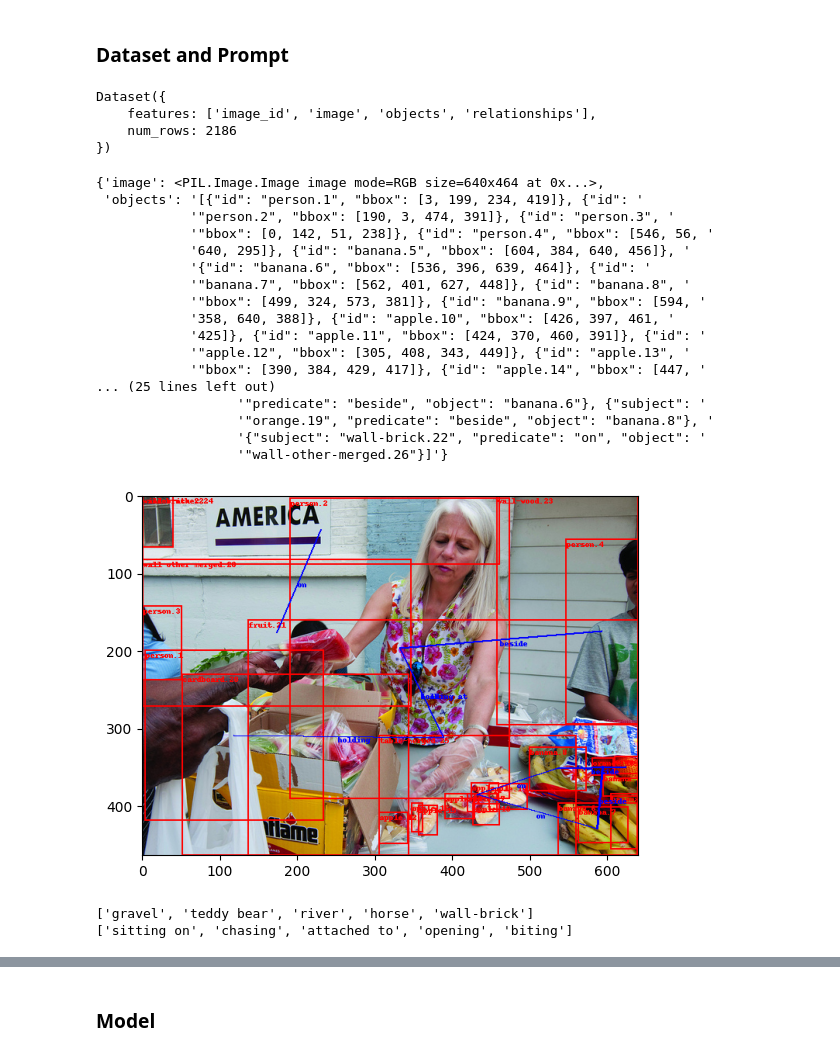
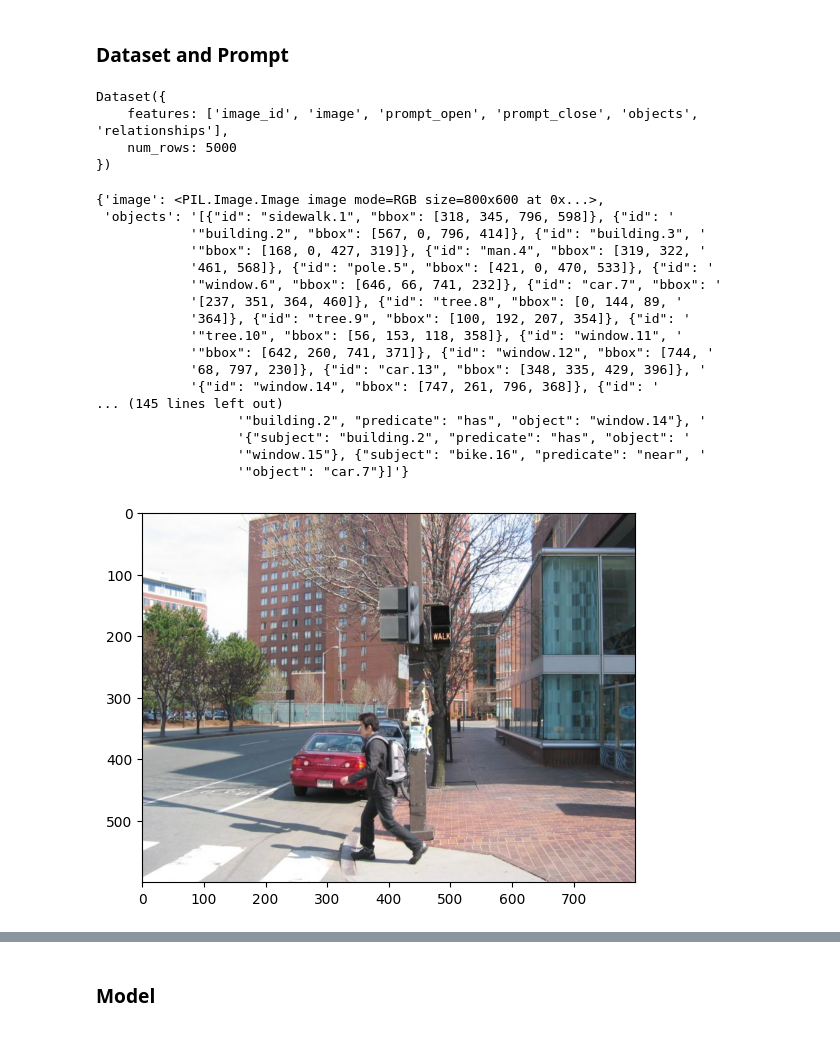
Before and after one commit to shadmankabir27/LLMGraphGenRL_GRPO, a Jupyter notebook: SceneGraphs/MLLM_Eval.ipynb, the cells around one changed output, grey strips where cells are left out. Drawn from its saved outputs; the diff is of its cells as text; code cells hidden in the pictures.

```diff
--- a/SceneGraphs/MLLM_Eval.ipynb
+++ b/SceneGraphs/MLLM_Eval.ipynb
@@ -59,63 +55,60 @@ def build_messages(image, prompt: str):
 # %%
-psg_val = load_from_disk("./datasets/psg_test_sg")
-print(psg_val)
+vg_val = load_from_disk("./datasets/vg150_val_sgg_prompt")
+print(vg_val)
 # %% [output]
 Dataset({
-    features: ['image_id', 'image', 'objects', 'relationships'],
-    num_rows: 2186
+    features: ['image_id', 'image', 'prompt_open', 'prompt_close', 'objects', 'relationships'],
+    num_rows: 5000
 })
 # %%
 ## sample the psg dataset
-sample_psg = load_sample(psg_val, index=1)
-pprint(sample_psg)
-plt.imshow(sample_psg["image"])
+sample_vg = load_sample(vg_val, index=1)
+pprint(sample_vg)
+plt.imshow(sample_vg["image"])
 plt.show()
 # %% [output]
-{'image': <PIL.Image.Image image mode=RGB size=640x464 at 0x...>,
- 'objects': '[{"id": "person.1", "bbox": [3, 199, 234, 419]}, {"id": '
-            '"person.2", "bbox": [190, 3, 474, 391]}, {"id": "person.3", '
-            '"bbox": [0, 142, 51, 238]}, {"id": "person.4", "bbox": [546, 56, '
-            '640, 295]}, {"id": "banana.5", "bbox": [604, 384, 640, 456]}, '
-            '{"id": "banana.6", "bbox": [536, 396, 639, 464]}, {"id": '
-            '"banana.7", "bbox": [562, 401, 627, 448]}, {"id": "banana.8", '
-            '"bbox": [499, 324, 573, 381]}, {"id": "banana.9", "bbox": [594, '
-            '358, 640, 388]}, {"id": "apple.10", "bbox": [426, 397, 461, '
-            '425]}, {"id": "apple.11", "bbox": [424, 370, 460, 391]}, {"id": '
-            '"apple.12", "bbox": [305, 408, 343, 449]}, {"id": "apple.13", '
-            '"bbox": [390, 384, 429, 417]}, {"id": "apple.14", "bbox": [447, '
-... (25 lines left out)
-                  '"predicate": "beside", "object": "banana.6"}, {"subject": '
-                  '"orange.19", "predicate": "beside", "object": "banana.8"}, '
-                  '{"subject": "wall-brick.22", "predicate": "on", "object": '
-                  '"wall-other-merged.26"}]'}
+{'image': <PIL.Image.Image image mode=RGB size=800x600 at 0x...>,
+ 'objects': '[{"id": "sidewalk.1", "bbox": [318, 345, 796, 598]}, {"id": '
+            '"building.2", "bbox": [567, 0, 796, 414]}, {"id": "building.3", '
+            '"bbox": [168, 0, 427, 319]}, {"id": "man.4", "bbox": [319, 322, '
+            '461, 568]}, {"id": "pole.5", "bbox": [421, 0, 470, 533]}, {"id": '
+            '"window.6", "bbox": [646, 66, 741, 232]}, {"id": "car.7", "bbox": '
+            '[237, 351, 364, 460]}, {"id": "tree.8", "bbox": [0, 144, 89, '
+            '364]}, {"id": "tree.9", "bbox": [100, 192, 207, 354]}, {"id": '
+            '"tree.10", "bbox": [56, 153, 118, 358]}, {"id": "window.11", '
+            '"bbox": [642, 260, 741, 371]}, {"id": "window.12", "bbox": [744, '
+            '68, 797, 230]}, {"id": "car.13", "bbox": [348, 335, 429, 396]}, '
+            '{"id": "window.14", "bbox": [747, 261, 796, 368]}, {"id": '
+... (145 lines left out)
+                  '"building.2", "predicate": "has", "object": "window.14"}, '
+                  '{"subject": "building.2", "predicate": "has", "object": '
+                  '"window.15"}, {"subject": "bike.16", "predicate": "near", '
+                  '"object": "car.7"}]'}
-[figure, old version]
+[figure, new version]
 # %%
 def get_class(obj: str):
   cls = obj.split(".")[0]
   return cls
 
-all_classes = []
-all_predicates = []
+# all_classes = []
+# all_predicates = []
 
-# plot distribution of objects and predicates
-for idx in range(len(psg_val)):
-    sample = load_sample(psg_val, index=idx)
-    objects = ast.literal_eval(sample['objects'])
-    relationships = ast.literal_eval(sample['relationships'])
+# # plot distribution of objects and predicates
+# for idx in range(len(vg_val)):
+#     sample = load_sample(vg_val, index=idx)
+#     objects = ast.literal_eval(sample['objects'])
+#     relationships = ast.literal_eval(sample['relationships'])
 
-    all_classes.extend([get_class(obj['id']) for obj in objects])
-    all_predicates.extend([rel['predicate'] for rel in relationships])
+#     all_classes.extend([get_class(obj['id']) for obj in objects])
+#     all_predicates.extend([rel['predicate'] for rel in relationships])
 
 
 
-all_classes = list(set(all_classes))
-all_predicates = list(set(all_predicates))
+# all_classes = list(set(all_classes))
+# all_predicates = list(set(all_predicates))
 
-print(all_classes[:5])
-print(all_predicates[:5])
+# print(all_classes[:5])
+# print(all_predicates[:5])
-# %% [output]
-['gravel', 'teddy bear', 'river', 'horse', 'wall-brick']
-['sitting on', 'chasing', 'attached to', 'opening', 'biting']
 # %%
 print("Total unique classes: ", len(all_classes))
 print("Total unique predicates: ", len(all_predicates))
```
Also changed, not shown: parts of 30 cells of this notebook, 7 other files.
